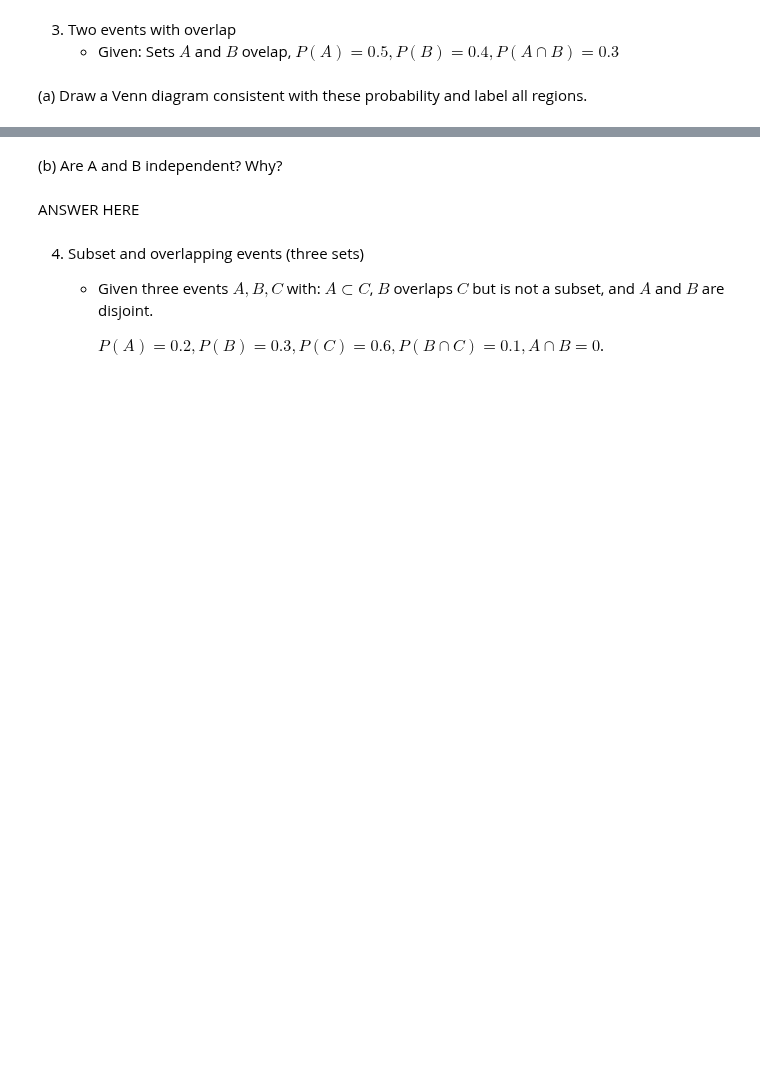
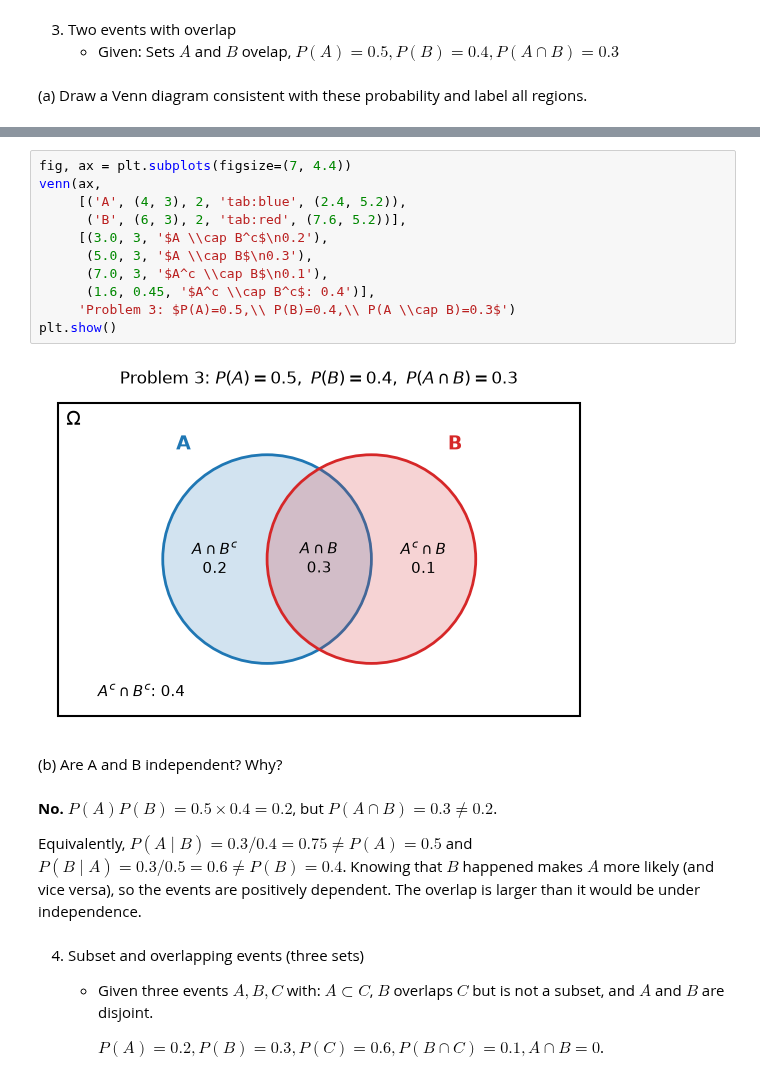
Before and after one commit to BatOrgil7/CSCI6032-ML, a Jupyter notebook: hw3/CSCI632_hw3.ipynb, the cells around one changed output, grey strips where cells are left out. Saved outputs shown, nothing was run; the diff lists cells and outputs as text; blank space fills up the shorter version.

```diff
--- a/hw3/CSCI632_hw3.ipynb
+++ b/hw3/CSCI632_hw3.ipynb
@@ -52,7 +140,24 @@ ANSWER HERE
+# %%
+fig, ax = plt.subplots(figsize=(7, 4.4))
+venn(ax,
+     [('A', (4, 3), 2, 'tab:blue', (2.4, 5.2)),
+      ('B', (6, 3), 2, 'tab:red', (7.6, 5.2))],
+     [(3.0, 3, '$A \\cap B^c$\n0.2'),
+      (5.0, 3, '$A \\cap B$\n0.3'),
+      (7.0, 3, '$A^c \\cap B$\n0.1'),
+      (1.6, 0.45, '$A^c \\cap B^c$: 0.4')],
+     'Problem 3: $P(A)=0.5,\\ P(B)=0.4,\\ P(A \\cap B)=0.3$')
+plt.show()
+# %% [output]
+[figure, added]
 # %% [markdown]
 (b) Are A and B independent?  Why?
 # %% [markdown]
-ANSWER HERE
+**No.** $P(A)P(B) = 0.5 \times 0.4 = 0.2$, but $P(A \cap B) = 0.3 \neq 0.2$.
+
+Equivalently, $P(A \mid B) = 0.3 / 0.4 = 0.75 \neq P(A) = 0.5$ and $P(B \mid A) = 0.3 / 0.5 = 0.6 \neq P(B) = 0.4$.
+Knowing that $B$ happened makes $A$ more likely (and vice versa), so the events are positively dependent.
+The overlap is larger than it would be under independence.
 # %% [markdown]
 4. Subset and overlapping events (three sets)
     - Given three events $A, B, C$ with: $A \subset C$, $B$ overlaps $C$
```
Also changed, not shown: parts of 65 cells of this notebook, 1 other file.
